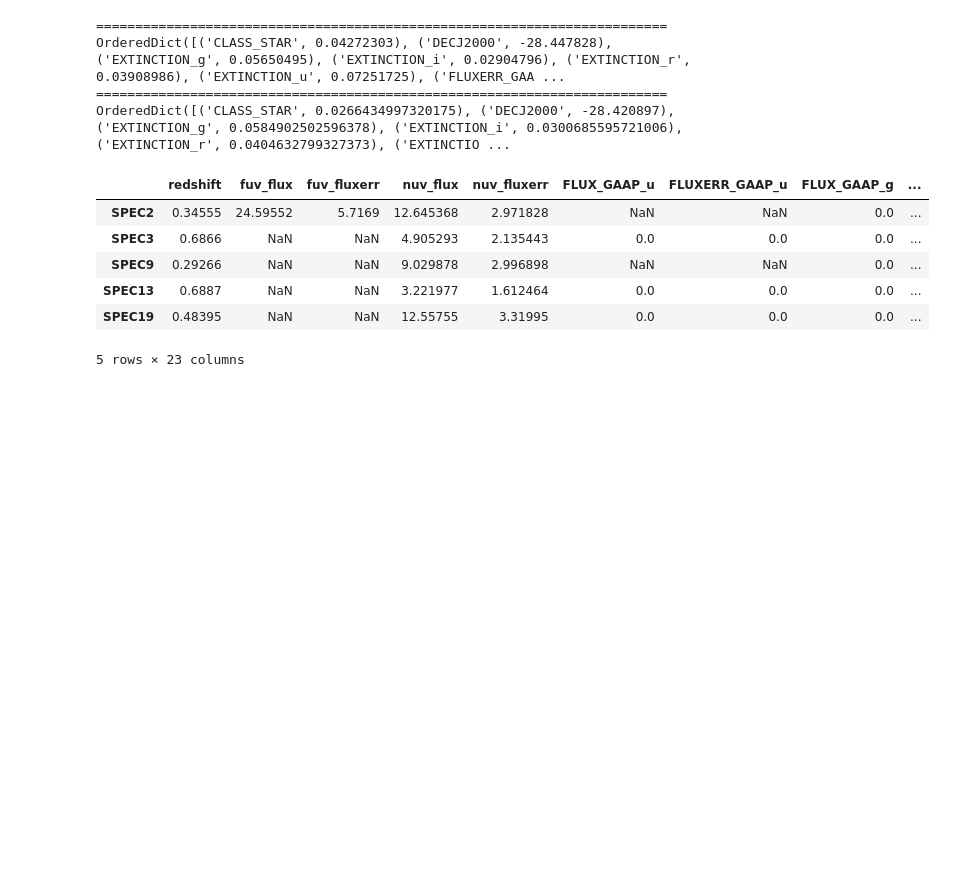
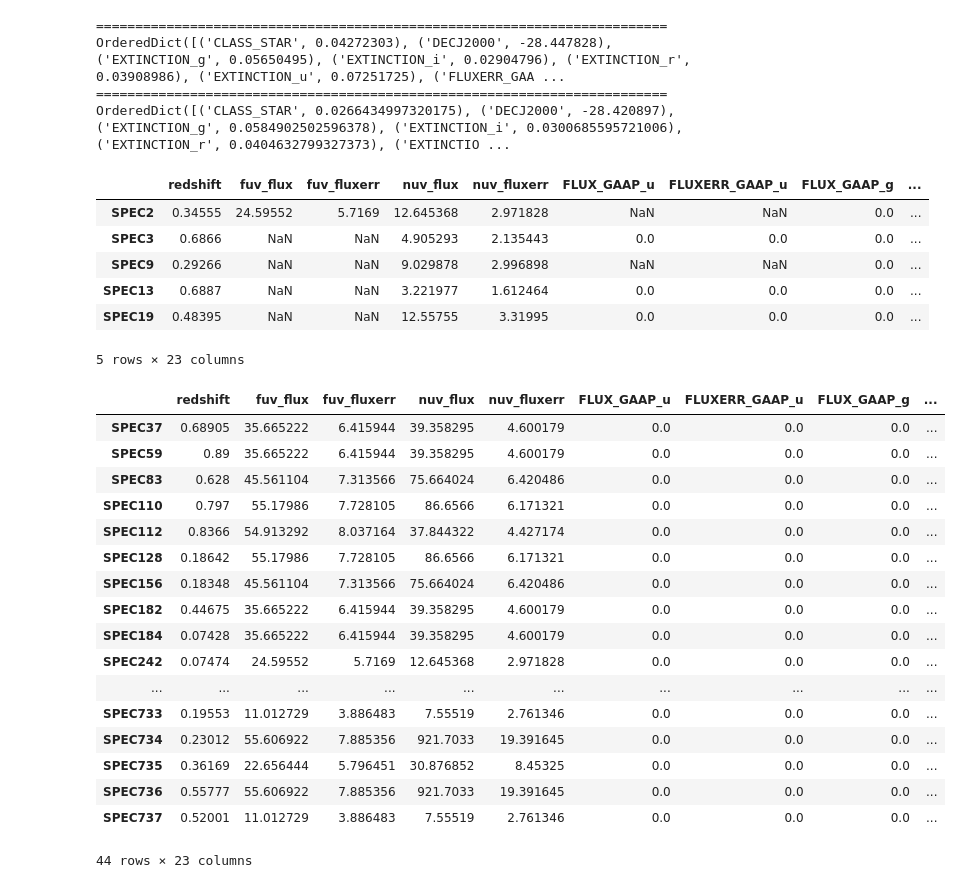
Before and after one commit to sylvielsstfr/Fors2pcigale, a Jupyter notebook: docs/notebooks/fors2starlightio/generate_fluxtable.ipynb, the cells around one changed output. Cells and saved outputs as stored; diff of their text form; code cells hidden in the pictures; blank space fills up the shorter version.

```diff
--- a/docs/notebooks/fors2starlightio/generate_fluxtable.ipynb
+++ b/docs/notebooks/fors2starlightio/generate_fluxtable.ipynb
@@ -223,3 +231,24 @@ df_f.head()
 | SPEC13 | 0.6887 | NaN | NaN | 3.221977 | 1.612464 | 0.0 | 0.0 | 0.0 | ... |
 | SPEC19 | 0.48395 | NaN | NaN | 12.55755 | 3.31995 | 0.0 | 0.0 | 0.0 | ... |
 5 rows × 23 columns
+# %%
+df_f.dropna()
+# %% [output]
+|  | redshift | fuv_flux | fuv_fluxerr | nuv_flux | nuv_fluxerr | FLUX_GAAP_u | FLUXERR_GAAP_u | FLUX_GAAP_g | ... |
+| SPEC37 | 0.68905 | 35.665222 | 6.415944 | 39.358295 | 4.600179 | 0.0 | 0.0 | 0.0 | ... |
+| SPEC59 | 0.89 | 35.665222 | 6.415944 | 39.358295 | 4.600179 | 0.0 | 0.0 | 0.0 | ... |
+| SPEC83 | 0.628 | 45.561104 | 7.313566 | 75.664024 | 6.420486 | 0.0 | 0.0 | 0.0 | ... |
+| SPEC110 | 0.797 | 55.17986 | 7.728105 | 86.6566 | 6.171321 | 0.0 | 0.0 | 0.0 | ... |
+| SPEC112 | 0.8366 | 54.913292 | 8.037164 | 37.844322 | 4.427174 | 0.0 | 0.0 | 0.0 | ... |
+| SPEC128 | 0.18642 | 55.17986 | 7.728105 | 86.6566 | 6.171321 | 0.0 | 0.0 | 0.0 | ... |
+| SPEC156 | 0.18348 | 45.561104 | 7.313566 | 75.664024 | 6.420486 | 0.0 | 0.0 | 0.0 | ... |
+| SPEC182 | 0.44675 | 35.665222 | 6.415944 | 39.358295 | 4.600179 | 0.0 | 0.0 | 0.0 | ... |
+| SPEC184 | 0.07428 | 35.665222 | 6.415944 | 39.358295 | 4.600179 | 0.0 | 0.0 | 0.0 | ... |
+| SPEC242 | 0.07474 | 24.59552 | 5.7169 | 12.645368 | 2.971828 | 0.0 | 0.0 | 0.0 | ... |
+| ... | ... | ... | ... | ... | ... | ... | ... | ... | ... |
+| SPEC733 | 0.19553 | 11.012729 | 3.886483 | 7.55519 | 2.761346 | 0.0 | 0.0 | 0.0 | ... |
+| SPEC734 | 0.23012 | 55.606922 | 7.885356 | 921.7033 | 19.391645 | 0.0 | 0.0 | 0.0 | ... |
+| SPEC735 | 0.36169 | 22.656444 | 5.796451 | 30.876852 | 8.45325 | 0.0 | 0.0 | 0.0 | ... |
+| SPEC736 | 0.55777 | 55.606922 | 7.885356 | 921.7033 | 19.391645 | 0.0 | 0.0 | 0.0 | ... |
+| SPEC737 | 0.52001 | 11.012729 | 3.886483 | 7.55519 | 2.761346 | 0.0 | 0.0 | 0.0 | ... |
+44 rows × 23 columns
```
Also changed, not shown: parts of 13 cells of this notebook.
